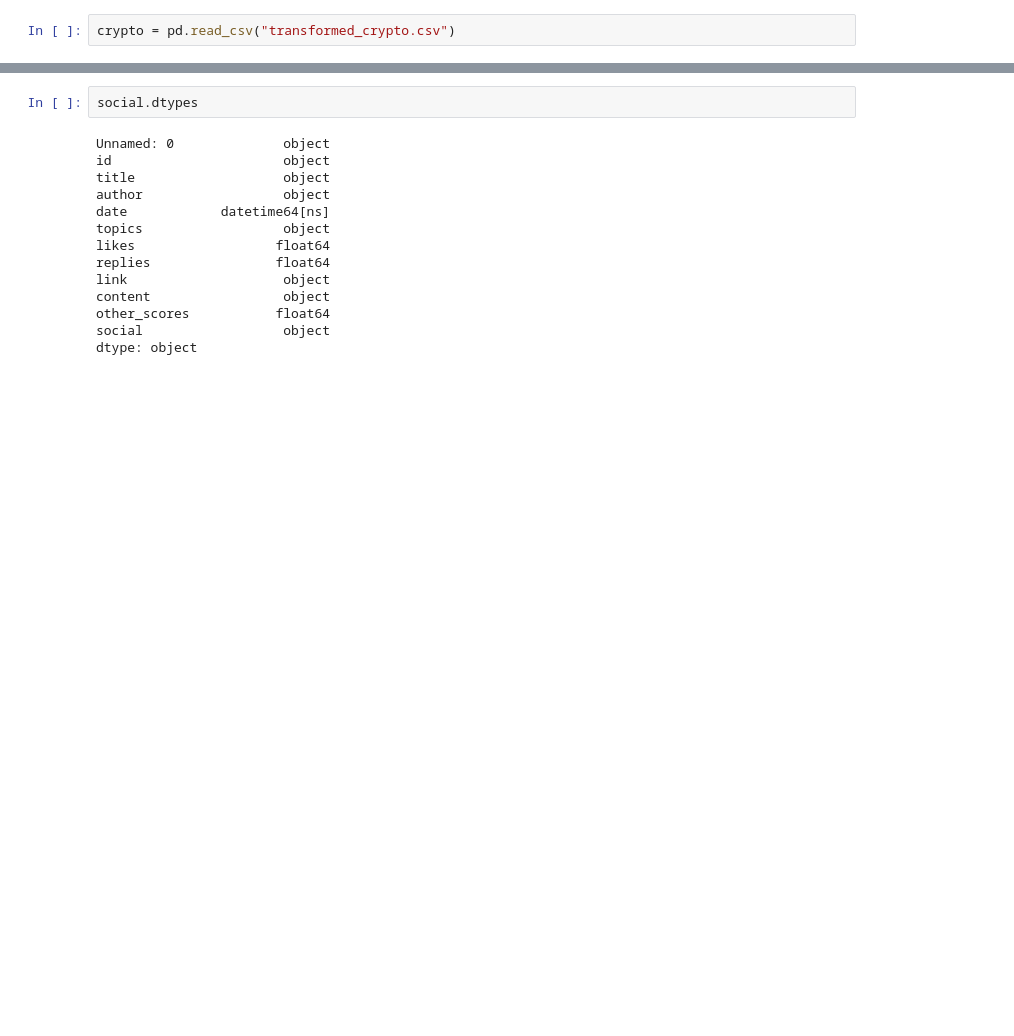
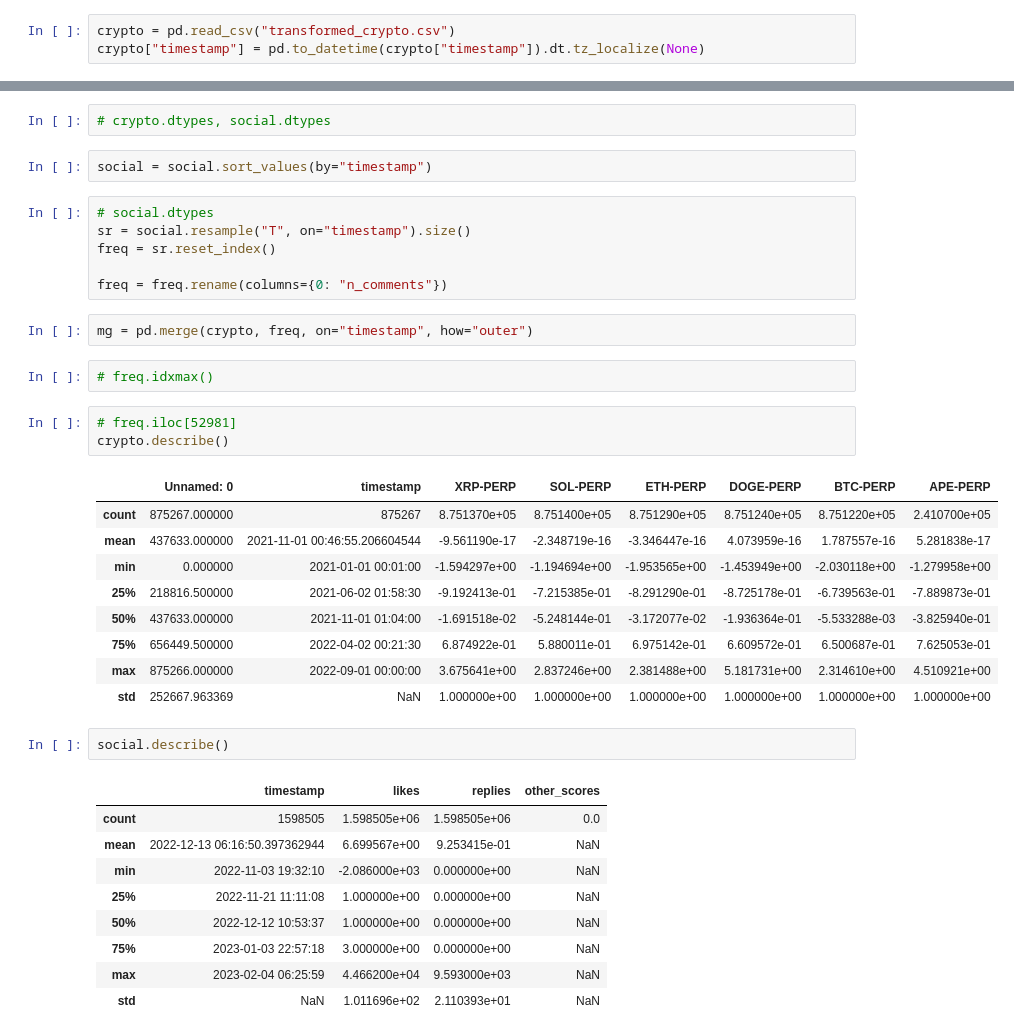
Before and after one commit to AliEmreSenel/BAINSACryptocurrencies, a Jupyter notebook: regression/eda.ipynb, the cells around one changed output, grey strips where cells are left out. Cells and saved outputs as stored; diff of their text form; blank space fills up the shorter version.

Commit message:
updated data merger created sarimax model

```diff
--- a/regression/eda.ipynb
+++ b/regression/eda.ipynb
@@ -6,2 +12,3 @@ social = pd.read_csv("Aggregated_reddit_twitter.csv")
 # %%
 crypto = pd.read_csv("transformed_crypto.csv")
+crypto["timestamp"] = pd.to_datetime(crypto["timestamp"]).dt.tz_localize(None)
@@ -16,16 +15,39 @@ plt.show()
+# %%
+# crypto.dtypes, social.dtypes
+# %%
+social = social.sort_values(by="timestamp")
+# %%
+# social.dtypes
+sr = social.resample("T", on="timestamp").size()
+freq = sr.reset_index()
+
+freq = freq.rename(columns={0: "n_comments"})
+# %%
+mg = pd.merge(crypto, freq, on="timestamp", how="outer")
+# %%
+# freq.idxmax()
+# %%
+# freq.iloc[52981]
+crypto.describe()
+# %% [output]
+|  | Unnamed: 0 | timestamp | XRP-PERP | SOL-PERP | ETH-PERP | DOGE-PERP | BTC-PERP | APE-PERP |
+| count | 875267.000000 | 875267 | 8.751370e+05 | 8.751400e+05 | 8.751290e+05 | 8.751240e+05 | 8.751220e+05 | 2.410700e+05 |
+| mean | 437633.000000 | 2021-11-01 00:46:55.206604544 | -9.561190e-17 | -2.348719e-16 | -3.346447e-16 | 4.073959e-16 | 1.787557e-16 | 5.281838e-17 |
+| min | 0.000000 | 2021-01-01 00:01:00 | -1.594297e+00 | -1.194694e+00 | -1.953565e+00 | -1.453949e+00 | -2.030118e+00 | -1.279958e+00 |
+| 25% | 218816.500000 | 2021-06-02 01:58:30 | -9.192413e-01 | -7.215385e-01 | -8.291290e-01 | -8.725178e-01 | -6.739563e-01 | -7.889873e-01 |
+| 50% | 437633.000000 | 2021-11-01 01:04:00 | -1.691518e-02 | -5.248144e-01 | -3.172077e-02 | -1.936364e-01 | -5.533288e-03 | -3.825940e-01 |
+| 75% | 656449.500000 | 2022-04-02 00:21:30 | 6.874922e-01 | 5.880011e-01 | 6.975142e-01 | 6.609572e-01 | 6.500687e-01 | 7.625053e-01 |
+| max | 875266.000000 | 2022-09-01 00:00:00 | 3.675641e+00 | 2.837246e+00 | 2.381488e+00 | 5.181731e+00 | 2.314610e+00 | 4.510921e+00 |
+| std | 252667.963369 | NaN | 1.000000e+00 | 1.000000e+00 | 1.000000e+00 | 1.000000e+00 | 1.000000e+00 | 1.000000e+00 |
 # %%
-social.dtypes
+social.describe()
 # %% [output]
-Unnamed: 0              object
-id                      object
-title                   object
-author                  object
-date            datetime64[ns]
-topics                  object
-likes                  float64
-replies                float64
-link                    object
-content                 object
-other_scores           float64
-social                  object
-dtype: object
+|  | timestamp | likes | replies | other_scores |
+| count | 1598505 | 1.598505e+06 | 1.598505e+06 | 0.0 |
+| mean | 2022-12-13 06:16:50.397362944 | 6.699567e+00 | 9.253415e-01 | NaN |
+| min | 2022-11-03 19:32:10 | -2.086000e+03 | 0.000000e+00 | NaN |
+| 25% | 2022-11-21 11:11:08 | 1.000000e+00 | 0.000000e+00 | NaN |
+| 50% | 2022-12-12 10:53:37 | 1.000000e+00 | 0.000000e+00 | NaN |
+| 75% | 2023-01-03 22:57:18 | 3.000000e+00 | 0.000000e+00 | NaN |
+| max | 2023-02-04 06:25:59 | 4.466200e+04 | 9.593000e+03 | NaN |
+| std | NaN | 1.011696e+02 | 2.110393e+01 | NaN |
```
Also changed, not shown: parts of 8 cells of this notebook, 2 other files.
